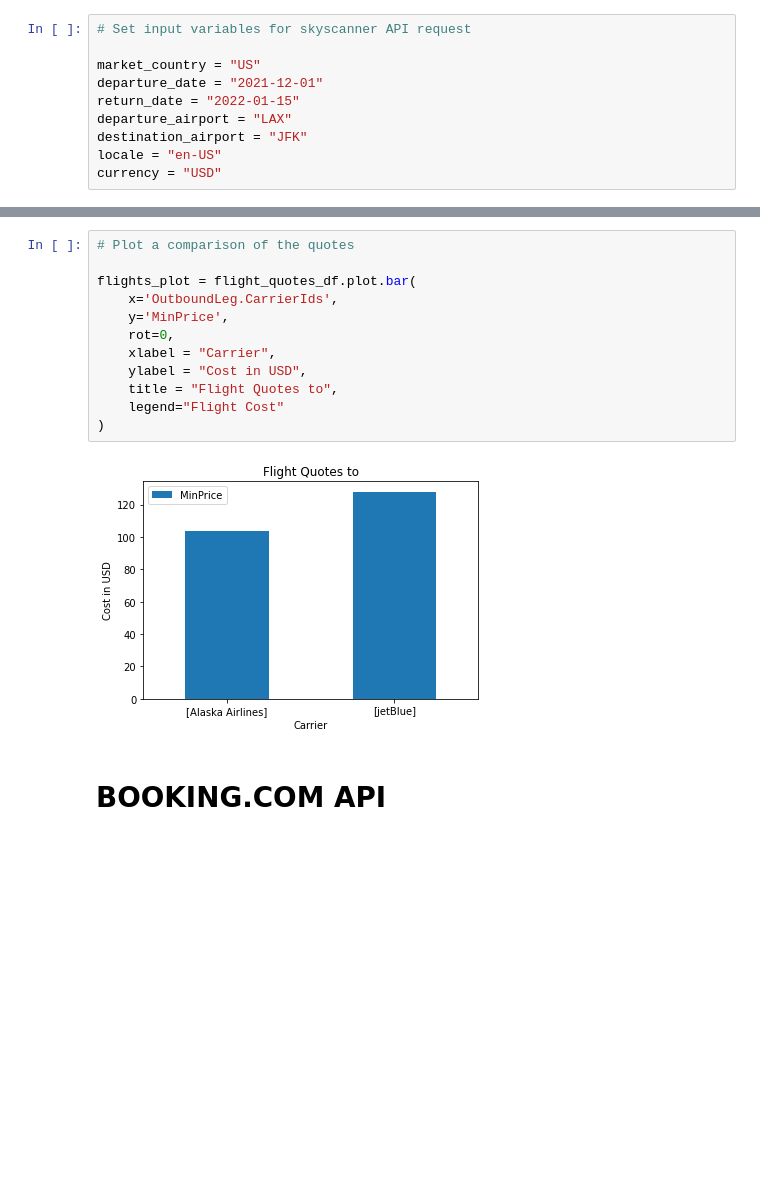
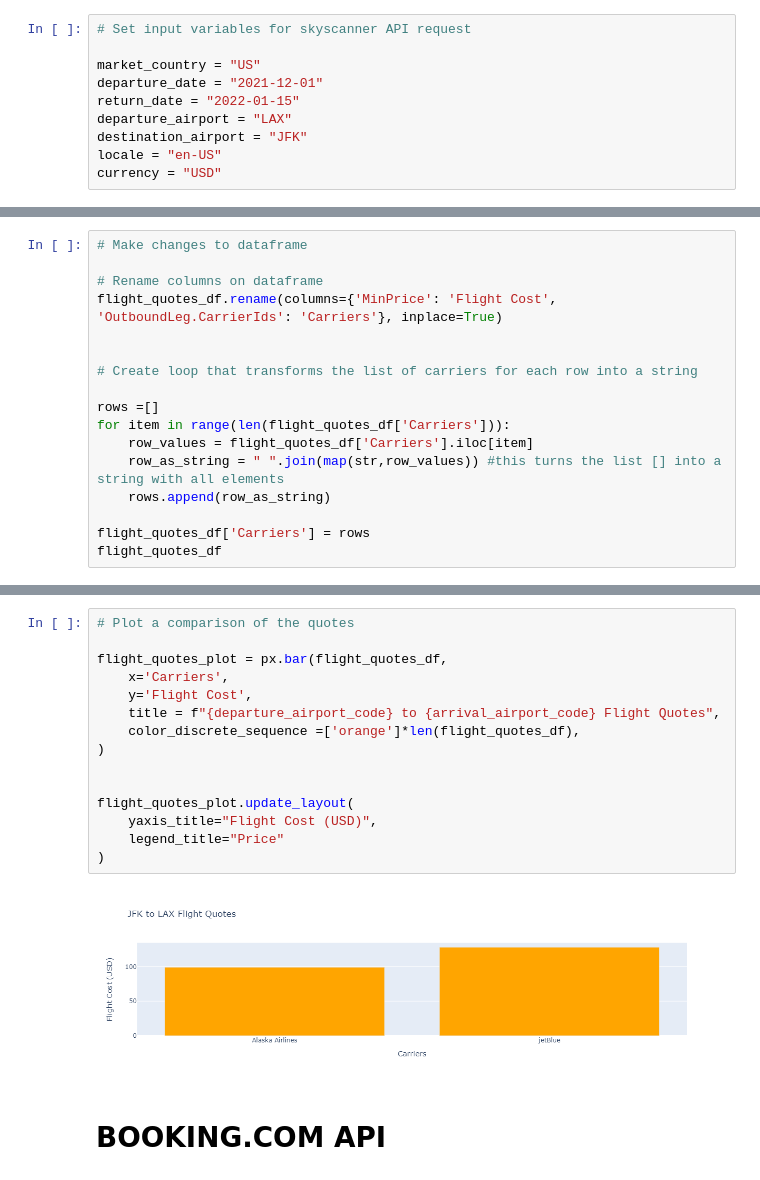
Before and after one commit to marcelacastano/PyTravel, a Jupyter notebook: resources/APIs/api_requests.ipynb, the cells around one changed output, grey strips where cells are left out. Saved outputs shown, nothing was run; the diff lists cells and outputs as text; blank space fills up the shorter version.

```diff
--- a/resources/APIs/api_requests.ipynb
+++ b/resources/APIs/api_requests.ipynb
@@ -164,0 +180,17 @@ flight_quotes_df
+# %%
+# Make changes to dataframe
+
+# Rename columns on dataframe
+flight_quotes_df.rename(columns={'MinPrice': 'Flight Cost', 'OutboundLeg.CarrierIds': 'Carriers'}, inplace=True)
+
+
+# Create loop that transforms the list of carriers for each row into a string
+
+rows =[]
+for item in range(len(flight_quotes_df['Carriers'])):
+    row_values = flight_quotes_df['Carriers'].iloc[item]
+    row_as_string = " ".join(map(str,row_values)) #this turns the list [] into a string with all elements
+    rows.append(row_as_string)
+
+flight_quotes_df['Carriers'] = rows
+flight_quotes_df
@@ -165,17 +202,20 @@ flight_quotes_df
 # %%
 # Plot a comparison of the quotes
 
-flights_plot = flight_quotes_df.plot.bar(
-    x='OutboundLeg.CarrierIds',
-    y='MinPrice',
-    rot=0,
-    xlabel = "Carrier",
-    ylabel = "Cost in USD",
-    title = "Flight Quotes to",
-    legend="Flight Cost"
+flight_quotes_plot = px.bar(flight_quotes_df,
+    x='Carriers',
+    y='Flight Cost',
+    title = f"{departure_airport_code} to {arrival_airport_code} Flight Quotes",
+    color_discrete_sequence =['orange']*len(flight_quotes_df),
 )
+
+
+flight_quotes_plot.update_layout(
+    yaxis_title="Flight Cost (USD)",
+    legend_title="Price"
+)
 # %% [output]
-[figure, old version]
+[figure, new version]
 # %% [markdown]
 # BOOKING.COM API
 # %%
```
Also changed, not shown: parts of 17 cells of this notebook, 3 other files.
